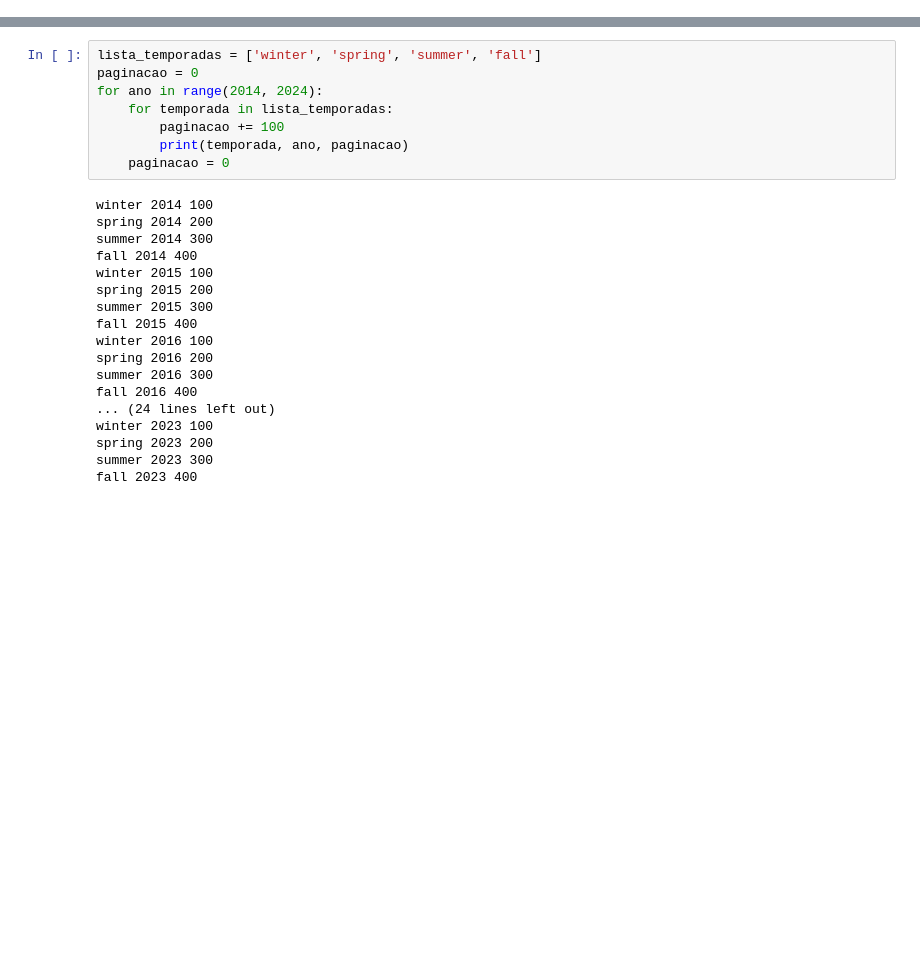
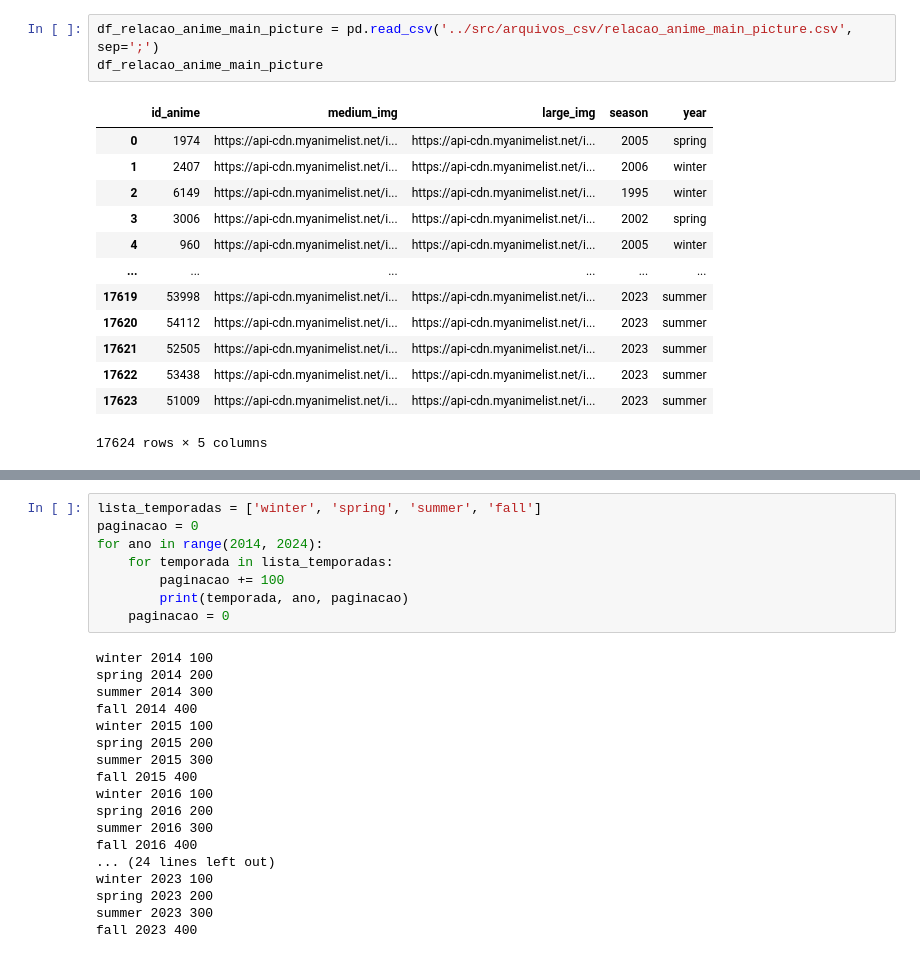
Before and after one commit to rodrigorocha1/dash_metricas_anime, a Jupyter notebook: notebooks/teste.ipynb, the cells around one changed output, grey strips where cells are left out. Drawn from its saved outputs; the diff is of its cells as text; blank space fills up the shorter version.

```diff
--- a/notebooks/teste.ipynb
+++ b/notebooks/teste.ipynb
@@ -26,0 +20,17 @@ wr.requests_id_anime(2016, 'winter', 0)
+# %%
+df_relacao_anime_main_picture = pd.read_csv('../src/arquivos_csv/relacao_anime_main_picture.csv', sep=';')
+df_relacao_anime_main_picture
+# %% [output]
+|  | id_anime | medium_img | large_img | season | year |
+| 0 | 1974 | https://api-cdn.myanimelist.net/i... | https://api-cdn.myanimelist.net/i... | 2005 | spring |
+| 1 | 2407 | https://api-cdn.myanimelist.net/i... | https://api-cdn.myanimelist.net/i... | 2006 | winter |
+| 2 | 6149 | https://api-cdn.myanimelist.net/i... | https://api-cdn.myanimelist.net/i... | 1995 | winter |
+| 3 | 3006 | https://api-cdn.myanimelist.net/i... | https://api-cdn.myanimelist.net/i... | 2002 | spring |
+| 4 | 960 | https://api-cdn.myanimelist.net/i... | https://api-cdn.myanimelist.net/i... | 2005 | winter |
+| ... | ... | ... | ... | ... | ... |
+| 17619 | 53998 | https://api-cdn.myanimelist.net/i... | https://api-cdn.myanimelist.net/i... | 2023 | summer |
+| 17620 | 54112 | https://api-cdn.myanimelist.net/i... | https://api-cdn.myanimelist.net/i... | 2023 | summer |
+| 17621 | 52505 | https://api-cdn.myanimelist.net/i... | https://api-cdn.myanimelist.net/i... | 2023 | summer |
+| 17622 | 53438 | https://api-cdn.myanimelist.net/i... | https://api-cdn.myanimelist.net/i... | 2023 | summer |
+| 17623 | 51009 | https://api-cdn.myanimelist.net/i... | https://api-cdn.myanimelist.net/i... | 2023 | summer |
+17624 rows × 5 columns
```
Also changed, not shown: parts of 9 cells of this notebook, 3 other files.
